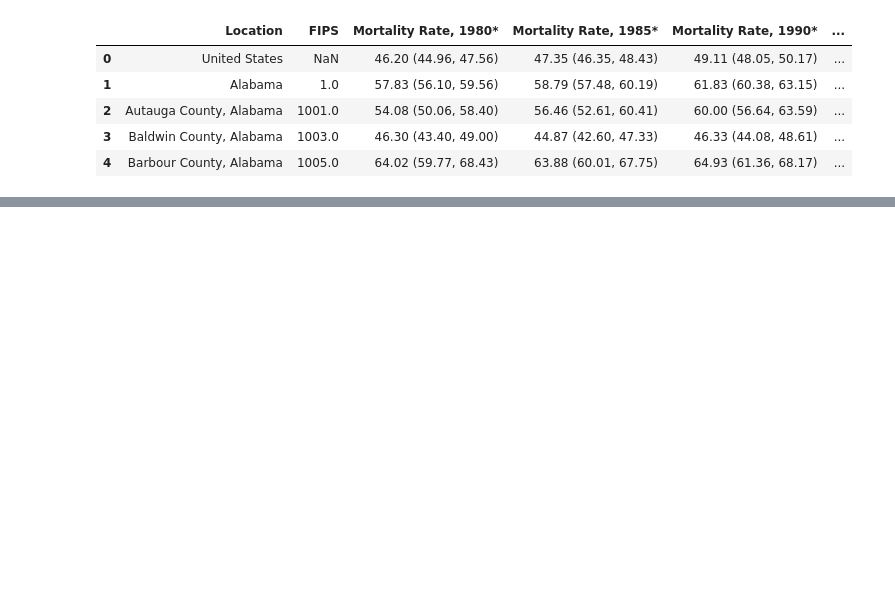
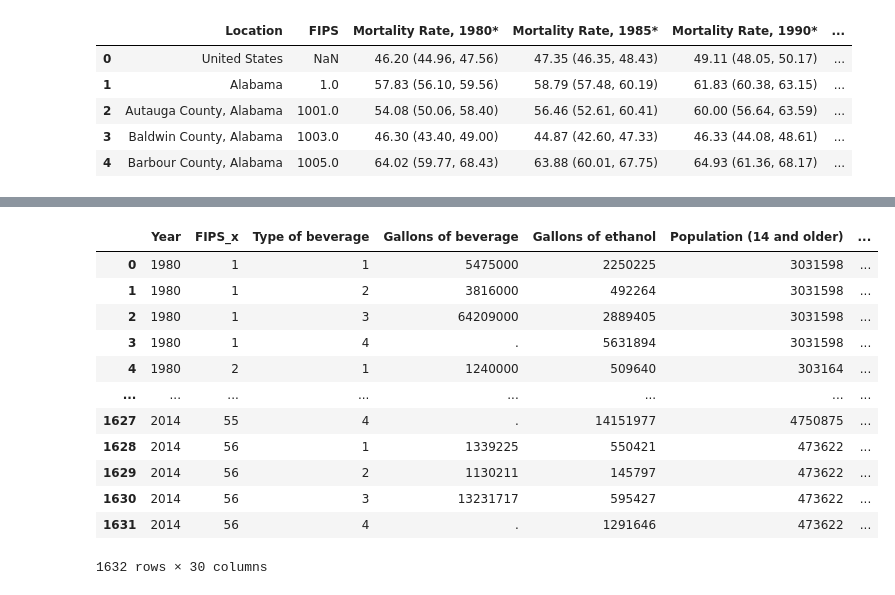
Before and after one commit to saleha456/Group1Project1, a Jupyter notebook: Diabetes.ipynb, the cells around one changed output, grey strips where cells are left out. Saved outputs shown, nothing was run; the diff lists cells and outputs as text; code cells hidden in the pictures; blank space fills up the shorter version.

```diff
--- a/Diabetes.ipynb
+++ b/Diabetes.ipynb
@@ -41,0 +182,16 @@ df_Diabetes_urogenital_blood.head()
+# %%
+df_concat_diabetes
+# %% [output]
+|  | Year | FIPS_x | Type of beverage | Gallons of beverage | Gallons of ethanol | Population (14 and older) | ... |
+| 0 | 1980 | 1 | 1 | 5475000 | 2250225 | 3031598 | ... |
+| 1 | 1980 | 1 | 2 | 3816000 | 492264 | 3031598 | ... |
+| 2 | 1980 | 1 | 3 | 64209000 | 2889405 | 3031598 | ... |
+| 3 | 1980 | 1 | 4 | . | 5631894 | 3031598 | ... |
+| 4 | 1980 | 2 | 1 | 1240000 | 509640 | 303164 | ... |
+| ... | ... | ... | ... | ... | ... | ... | ... |
+| 1627 | 2014 | 55 | 4 | . | 14151977 | 4750875 | ... |
+| 1628 | 2014 | 56 | 1 | 1339225 | 550421 | 473622 | ... |
+| 1629 | 2014 | 56 | 2 | 1130211 | 145797 | 473622 | ... |
+| 1630 | 2014 | 56 | 3 | 13231717 | 595427 | 473622 | ... |
+| 1631 | 2014 | 56 | 4 | . | 1291646 | 473622 | ... |
+1632 rows × 30 columns
```
Also changed, not shown: parts of 24 cells of this notebook.
